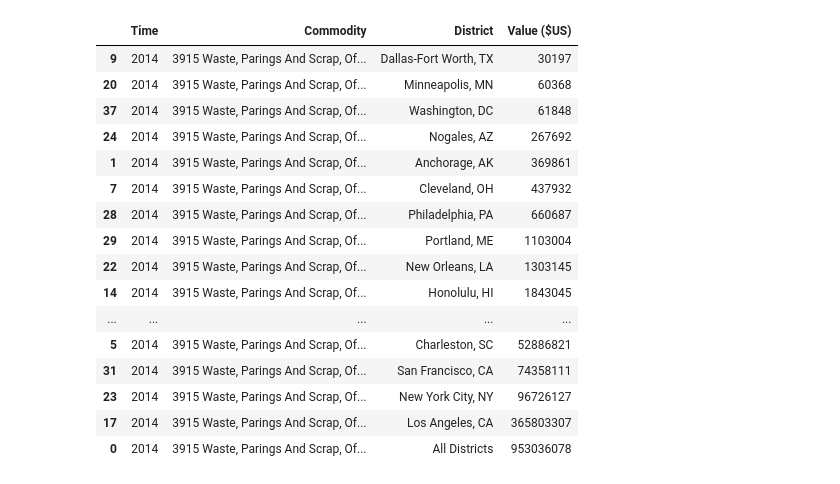
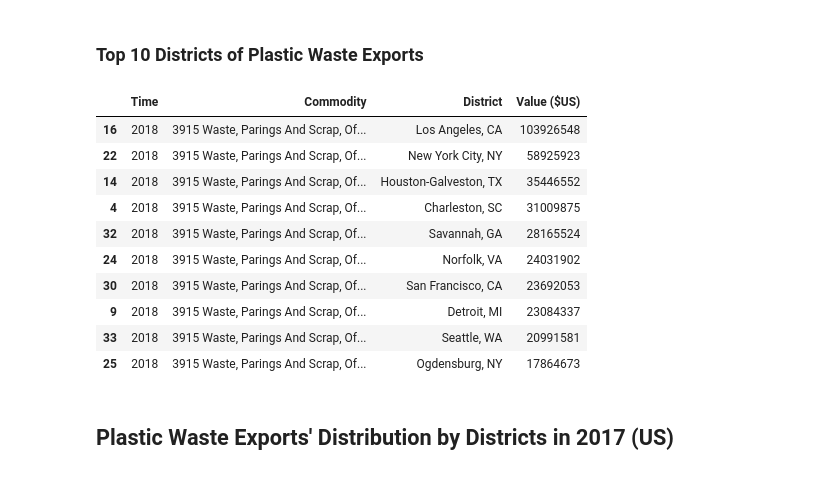
Before and after one commit to dyncdyn/data-studio-projects, a Jupyter notebook: Project1.Trash_Trade/Project1.TrashTrade_Data.ipynb, the cells around one changed output. Drawn from its saved outputs; the diff is of its cells as text; code cells hidden in the pictures.

```diff
--- a/Project1.Trash_Trade/Project1.TrashTrade_Data.ipynb
+++ b/Project1.Trash_Trade/Project1.TrashTrade_Data.ipynb
@@ -8,5 +137,5 @@ df = df.drop(columns = ['Unnamed: 4'])
 # %%
-df1 = df[df.Time == '2014']
-df1
+df_2018 = df[df.Time == '2018']
+df_2018
 # %% [output]
 |  | Time | Commodity | District | Value ($US) |
@@ -48,0 +158,3 @@ Name: Value ($US), dtype: int64
+# %%
+df_2018d = df_2018[df_2018['District'] != 'All Districts' ].reset_index().drop(columns ='index')
+df_2018d
@@ -49,20 +179,18 @@ Name: Value ($US), dtype: int64
+# %% [markdown]
+### Top 10 Districts of Plastic Waste Exports
 # %%
-df1.sort_values(by = 'Value ($US)')
+df_2018d.sort_values(by = 'Value ($US)', ascending = False).head(10)
 # %% [output]
 |  | Time | Commodity | District | Value ($US) |
-| 9 | 2014 | 3915 Waste, Parings And Scrap, Of... | Dallas-Fort Worth, TX | 30197 |
-| 20 | 2014 | 3915 Waste, Parings And Scrap, Of... | Minneapolis, MN | 60368 |
-| 37 | 2014 | 3915 Waste, Parings And Scrap, Of... | Washington, DC | 61848 |
-| 24 | 2014 | 3915 Waste, Parings And Scrap, Of... | Nogales, AZ | 267692 |
-| 1 | 2014 | 3915 Waste, Parings And Scrap, Of... | Anchorage, AK | 369861 |
-| 7 | 2014 | 3915 Waste, Parings And Scrap, Of... | Cleveland, OH | 437932 |
-| 28 | 2014 | 3915 Waste, Parings And Scrap, Of... | Philadelphia, PA | 660687 |
-| 29 | 2014 | 3915 Waste, Parings And Scrap, Of... | Portland, ME | 1103004 |
-| 22 | 2014 | 3915 Waste, Parings And Scrap, Of... | New Orleans, LA | 1303145 |
-| 14 | 2014 | 3915 Waste, Parings And Scrap, Of... | Honolulu, HI | 1843045 |
-| ... | ... | ... | ... | ... |
-| 5 | 2014 | 3915 Waste, Parings And Scrap, Of... | Charleston, SC | 52886821 |
-| 31 | 2014 | 3915 Waste, Parings And Scrap, Of... | San Francisco, CA | 74358111 |
-| 23 | 2014 | 3915 Waste, Parings And Scrap, Of... | New York City, NY | 96726127 |
-| 17 | 2014 | 3915 Waste, Parings And Scrap, Of... | Los Angeles, CA | 365803307 |
-| 0 | 2014 | 3915 Waste, Parings And Scrap, Of... | All Districts | 953036078 |
+| 16 | 2018 | 3915 Waste, Parings And Scrap, Of... | Los Angeles, CA | 103926548 |
+| 22 | 2018 | 3915 Waste, Parings And Scrap, Of... | New York City, NY | 58925923 |
+| 14 | 2018 | 3915 Waste, Parings And Scrap, Of... | Houston-Galveston, TX | 35446552 |
+| 4 | 2018 | 3915 Waste, Parings And Scrap, Of... | Charleston, SC | 31009875 |
+| 32 | 2018 | 3915 Waste, Parings And Scrap, Of... | Savannah, GA | 28165524 |
+| 24 | 2018 | 3915 Waste, Parings And Scrap, Of... | Norfolk, VA | 24031902 |
+| 30 | 2018 | 3915 Waste, Parings And Scrap, Of... | San Francisco, CA | 23692053 |
+| 9 | 2018 | 3915 Waste, Parings And Scrap, Of... | Detroit, MI | 23084337 |
+| 33 | 2018 | 3915 Waste, Parings And Scrap, Of... | Seattle, WA | 20991581 |
+| 25 | 2018 | 3915 Waste, Parings And Scrap, Of... | Ogdensburg, NY | 17864673 |
+# %% [markdown]
+## Plastic Waste Exports' Distribution by Districts in 2017 (US)
```
Also changed, not shown: parts of 49 cells of this notebook.
